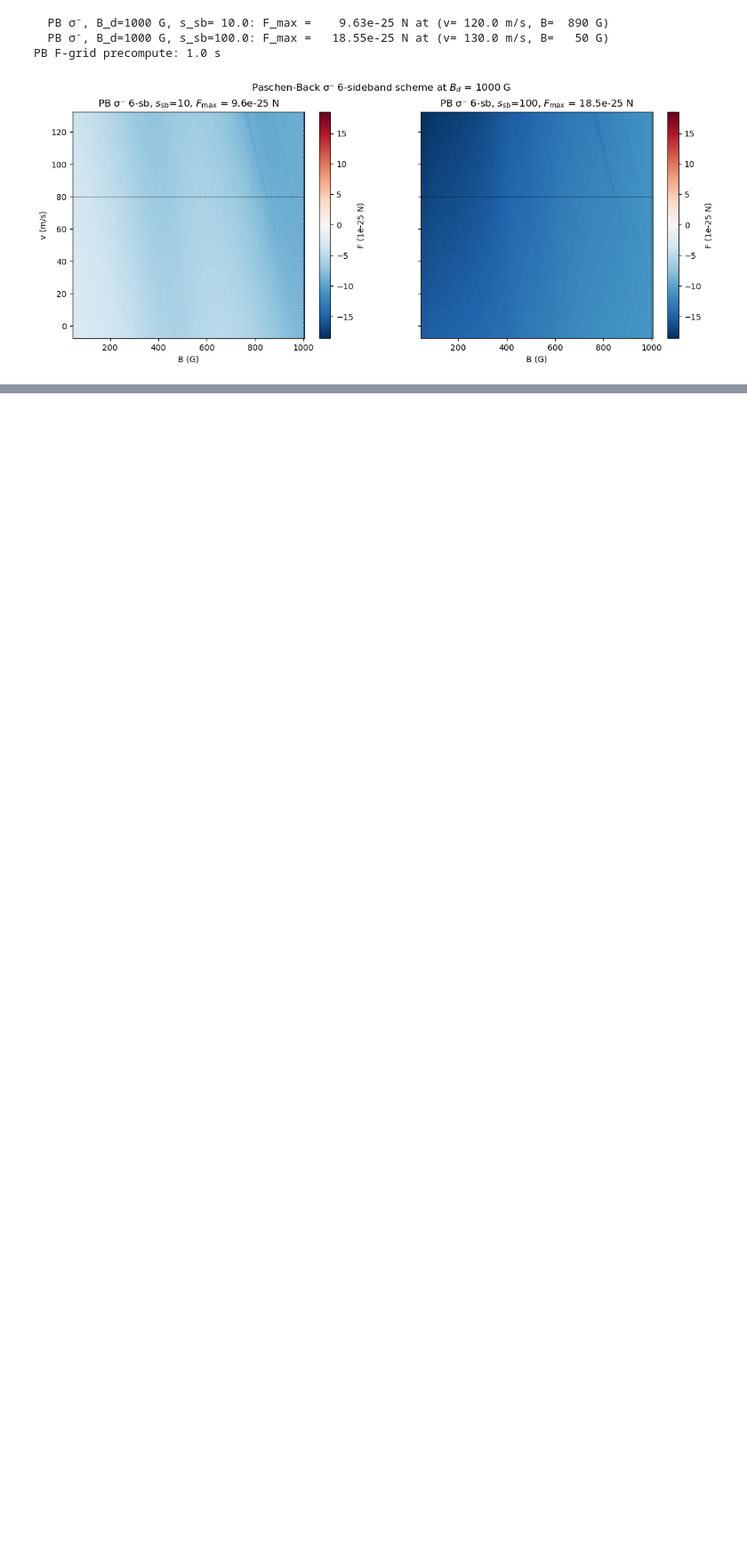
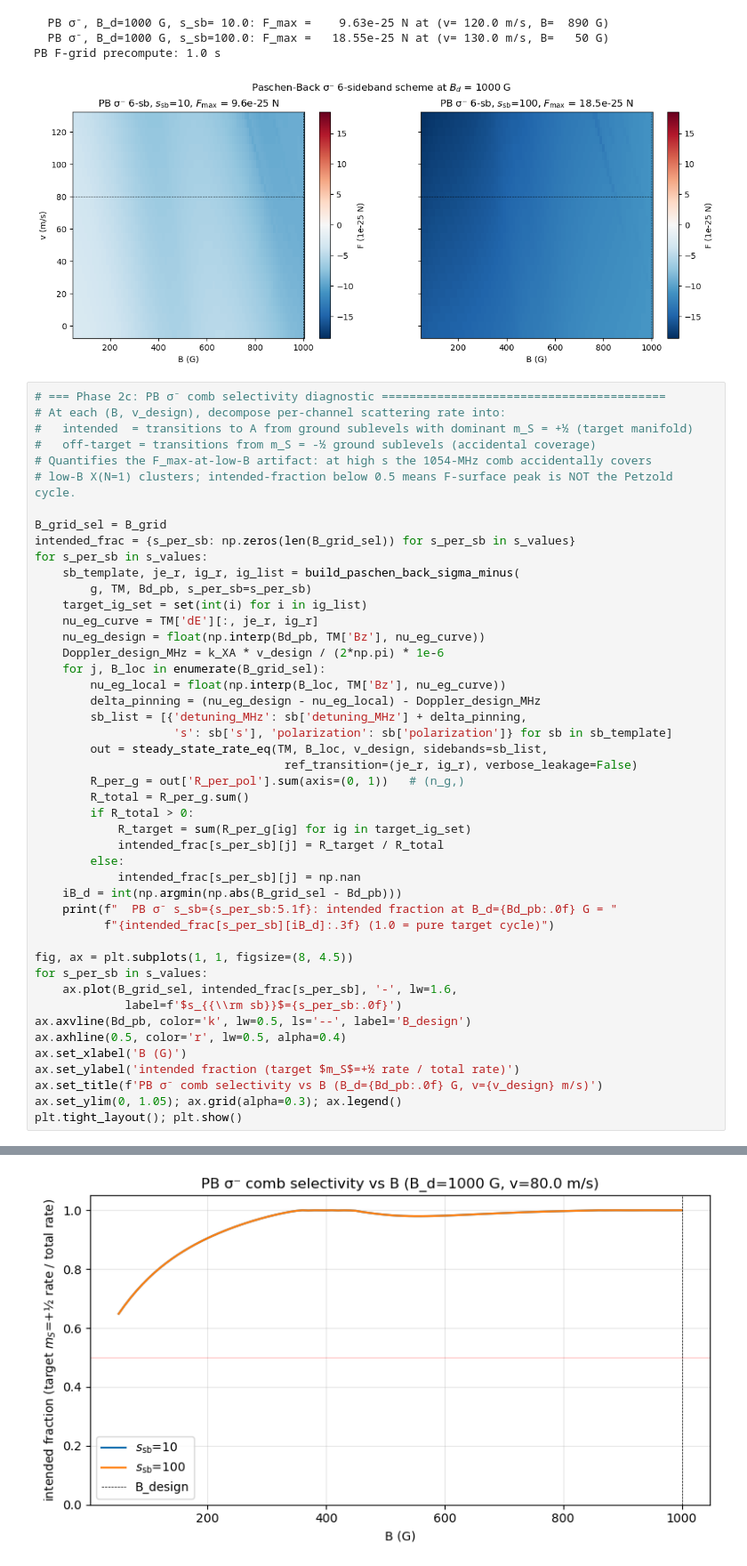
Before and after one commit to arianjad/Molecule-Structure, a Jupyter notebook: Jupyter Notebooks/RaX/zeeman_slower_2.ipynb, the cells around one changed output, grey strips where cells are left out. Shown at 89% size. Cells and saved outputs as stored; diff of their text form; blank space fills up the shorter version.

```diff
--- a/Jupyter Notebooks/RaX/zeeman_slower_2.ipynb
+++ b/Jupyter Notebooks/RaX/zeeman_slower_2.ipynb
@@ -1906,3 +1937,50 @@ plt.show()
   PB σ⁻, B_d=1000 G, s_sb=100.0: F_max =   18.55e-25 N at (v= 130.0 m/s, B=   50 G)
 PB F-grid precompute: 1.0 s
 [figure]
+# %%
+# === Phase 2c: PB σ⁻ comb selectivity diagnostic =========================================
+# At each (B, v_design), decompose per-channel scattering rate into:
+#   intended  = transitions to A from ground sublevels with dominant m_S = +½ (target manifold)
+#   off-target = transitions from m_S = -½ ground sublevels (accidental coverage)
+# Quantifies the F_max-at-low-B artifact: at high s the 1054-MHz comb accidentally covers
+# low-B X(N=1) clusters; intended-fraction below 0.5 means F-surface peak is NOT the Petzold cycle.
+
+B_grid_sel = B_grid
+intended_frac = {s_per_sb: np.zeros(len(B_grid_sel)) for s_per_sb in s_values}
+for s_per_sb in s_values:
+    sb_template, je_r, ig_r, ig_list = build_paschen_back_sigma_minus(
+        g, TM, Bd_pb, s_per_sb=s_per_sb)
+    target_ig_set = set(int(i) for i in ig_list)
+    nu_eg_curve = TM['dE'][:, je_r, ig_r]
+    nu_eg_design = float(np.interp(Bd_pb, TM['Bz'], nu_eg_curve))
+    Doppler_design_MHz = k_XA * v_design / (2*np.pi) * 1e-6
+    for j, B_loc in enumerate(B_grid_sel):
+        nu_eg_local = float(np.interp(B_loc, TM['Bz'], nu_eg_curve))
+        delta_pinning = (nu_eg_design - nu_eg_local) - Doppler_design_MHz
+        sb_list = [{'detuning_MHz': sb['detuning_MHz'] + delta_pinning,
+                    's': sb['s'], 'polarization': sb['polarization']} for sb in sb_template]
+        out = steady_state_rate_eq(TM, B_loc, v_design, sidebands=sb_list,
+                                    ref_transition=(je_r, ig_r), verbose_leakage=False)
+        R_per_g = out['R_per_pol'].sum(axis=(0, 1))   # (n_g,)
+        R_total = R_per_g.sum()
+        if R_total > 0:
+            R_target = sum(R_per_g[ig] for ig in target_ig_set)
+            intended_frac[s_per_sb][j] = R_target / R_total
+        else:
+            intended_frac[s_per_sb][j] = np.nan
+    iB_d = int(np.argmin(np.abs(B_grid_sel - Bd_pb)))
+    print(f"  PB σ⁻ s_sb={s_per_sb:5.1f}: intended fraction at B_d={Bd_pb:.0f} G = "
+          f"{intended_frac[s_per_sb][iB_d]:.3f} (1.0 = pure target cycle)")
+
+fig, ax = plt.subplots(1, 1, figsize=(8, 4.5))
+for s_per_sb in s_values:
+    ax.plot(B_grid_sel, intended_frac[s_per_sb], '-', lw=1.6,
+             label=f'$s_{{\\rm sb}}$={s_per_sb:.0f}')
+ax.axvline(Bd_pb, color='k', lw=0.5, ls='--', label='B_design')
+ax.axhline(0.5, color='r', lw=0.5, alpha=0.4)
+ax.set_xlabel('B (G)')
+ax.set_ylabel('intended fraction (target $m_S$=+½ rate / total rate)')
+ax.set_title(f'PB σ⁻ comb selectivity vs B (B_d={Bd_pb:.0f} G, v={v_design} m/s)')
+ax.set_ylim(0, 1.05); ax.grid(alpha=0.3); ax.legend()
+plt.tight_layout(); plt.show()
+# %% [output]
@@ -1909,3 +1989,4 @@ PB F-grid precompute: 1.0 s
+[figure, added]
 # %%
 # Trajectory sweep: PB σ⁻ at B_d=1000 G, default remix (no dark-state mixing assumed).
 results_pb = {}
```
Also changed, not shown: parts of 8 cells of this notebook.
